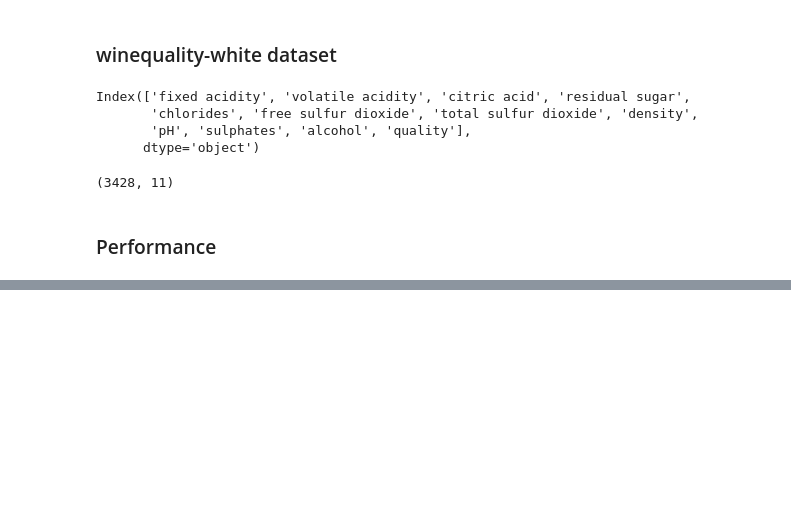
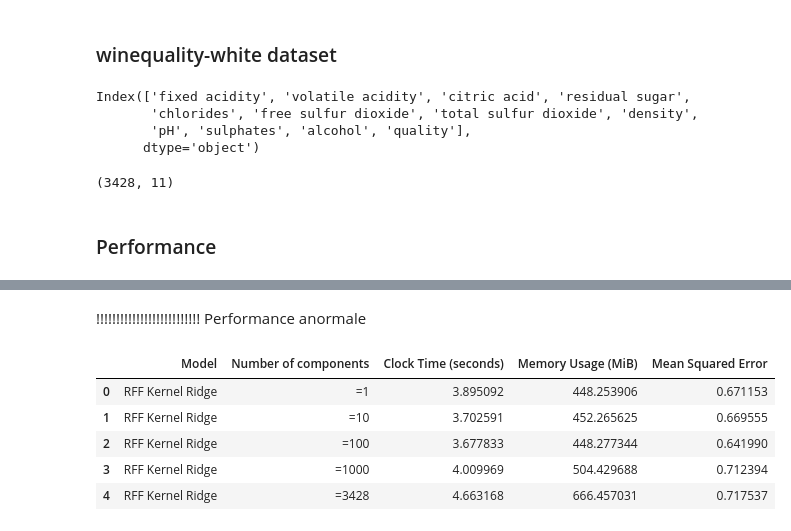
Before and after one commit to nourhez09/Kernel-approximation, a Jupyter notebook: performance_kernel_approximation.ipynb, the cells around one changed output, grey strips where cells are left out. Saved outputs shown, nothing was run; the diff lists cells and outputs as text; code cells hidden in the pictures; blank space fills up the shorter version.

```diff
--- a/performance_kernel_approximation.ipynb
+++ b/performance_kernel_approximation.ipynb
@@ -244,0 +302,24 @@ rff_vs_baseline
+# %%
+def run_rff_kernel_ridge(n_components):
+    # Initialize RFF Approximation
+    rff = RandomFourierFeatures(n_components=n_components, kernel="rbf", random_state=42, gamma=1.0)
+
+    # Fit RFF on the training data
+    rff.fit(X_train)
+
+    # Transform the training and test data
+    X_train_approx = rff.transform(X_train)
+    X_test_approx = rff.transform(X_test)
+
+    # Initialize Kernel Ridge Regression with linear kernel (approximation already done)
+    krr = KernelRidgeRegression(kernel=X_train_approx)
+
+    # Fit the Kernel Ridge Regression model
+    krr.fit(X_train_approx, y_train)
+
+    # Predict on the test set
+    y_pred = krr.predict(X_test_approx)
+
+    # Evaluate the model
+    mse = mean_squared_error(y_test, y_pred)
+    return mse
@@ -244,0 +362,14 @@ rff_vs_baseline
+# %%
+rff_ridge_df = measure_and_store_performance_ridge(run_rff_kernel_ridge, p_values, model_name="RFF Kernel Ridge")
+# %% [markdown]
+!!!!!!!!!!!!!!!!!!!!!!!!!!
+Performance anormale
+# %%
+rff_ridge_df
+# %% [output]
+|  | Model | Number of components | Clock Time (seconds) | Memory Usage (MiB) | Mean Squared Error |
+| 0 | RFF Kernel Ridge | =1 | 3.895092 | 448.253906 | 0.671153 |
+| 1 | RFF Kernel Ridge | =10 | 3.702591 | 452.265625 | 0.669555 |
+| 2 | RFF Kernel Ridge | =100 | 3.677833 | 448.277344 | 0.641990 |
+| 3 | RFF Kernel Ridge | =1000 | 4.009969 | 504.429688 | 0.712394 |
+| 4 | RFF Kernel Ridge | =3428 | 4.663168 | 666.457031 | 0.717537 |
```
Also changed, not shown: parts of 21 cells of this notebook, 1 other file.
